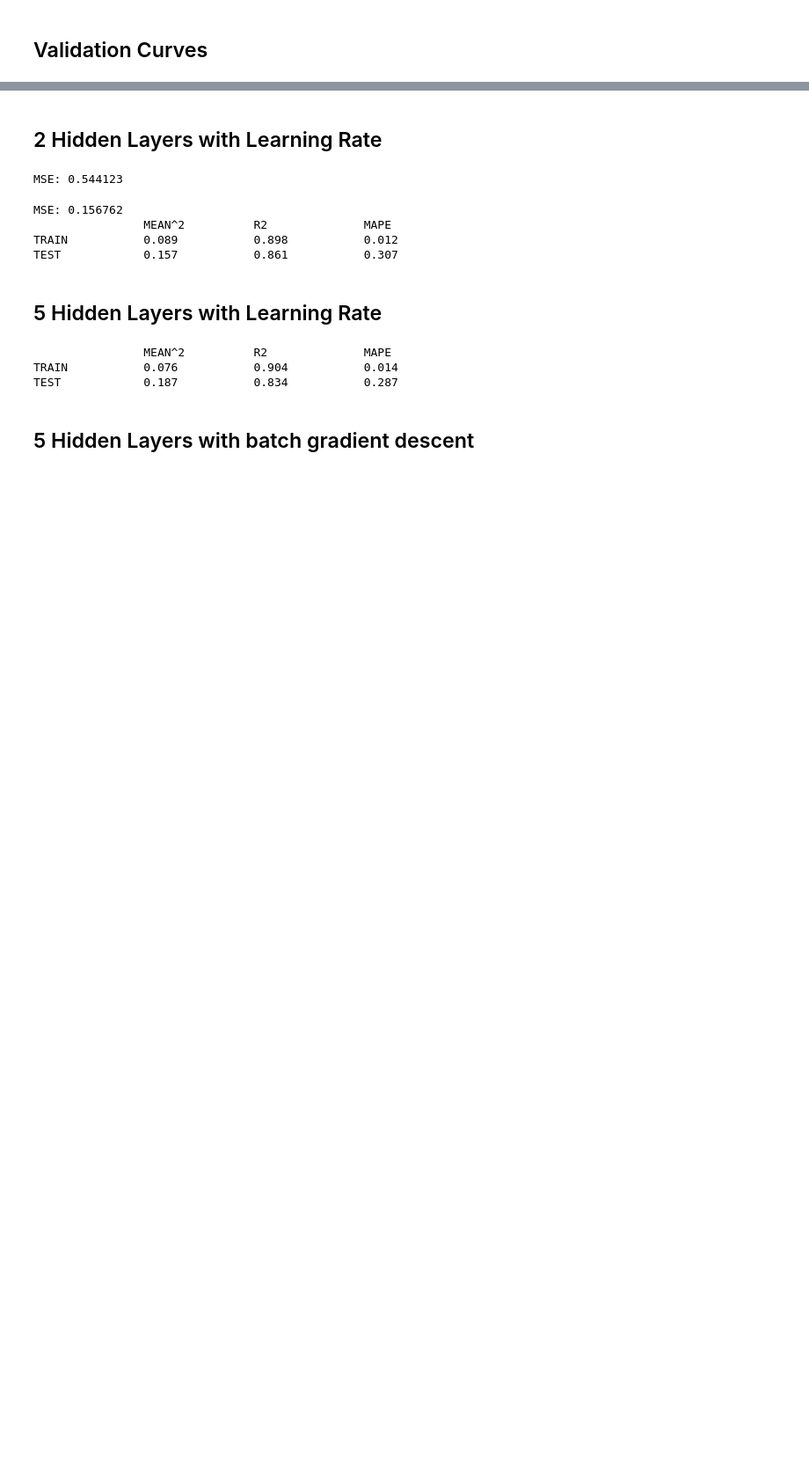
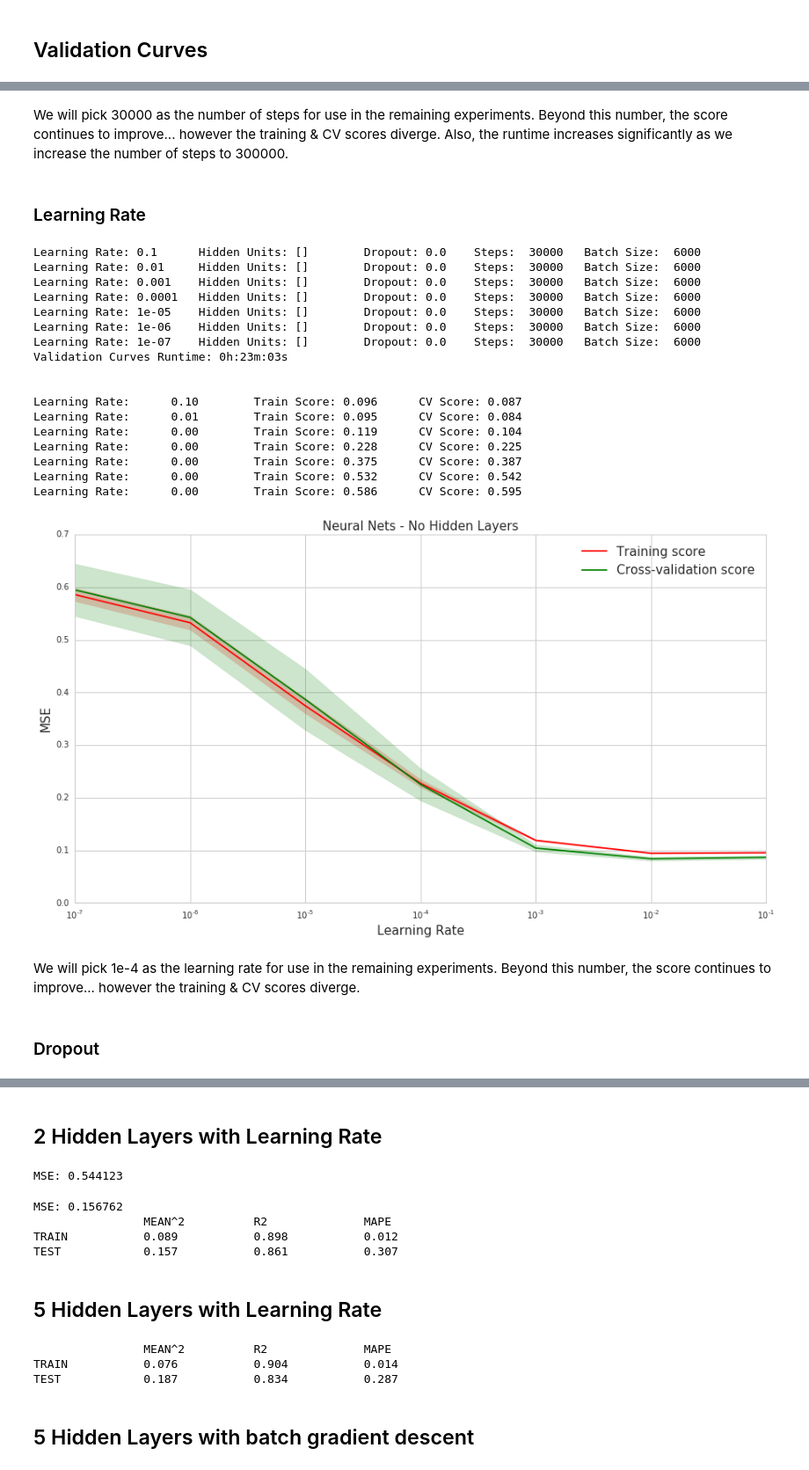
Before and after one commit to rvishakh/udacity, a Jupyter notebook: MLND/capstone/didi/implement_nn.ipynb, the cells around one changed output, grey strips where cells are left out. Shown at 88% size. Saved outputs shown, nothing was run; the diff lists cells and outputs as text; code cells hidden in the pictures; blank space fills up the shorter version.

```diff
--- a/MLND/capstone/didi/implement_nn.ipynb
+++ b/MLND/capstone/didi/implement_nn.ipynb
@@ -458,0 +448,40 @@ Validation Curves Runtime: 0h:00m:21s
+# %% [markdown]
+We will pick 30000 as the number of steps for use in the remaining experiments. Beyond this number, the score continues to improve... however the training & CV scores diverge. Also, the runtime increases significantly as we increase the number of steps to 300000.
+# %% [markdown]
+### Learning Rate
+# %%
+plot_validation_curve(X=train_dataset,
+                      y=train_labels,
+                      param_name='Learning Rate',
+                      param_range=[1e-1,1e-2,1e-3,1e-4,1e-5,1e-6,1e-7],
+                      learning_list=[1e-1,1e-2,1e-3,1e-4,1e-5,1e-6,1e-7],
+                      hidden_list=[[]],
+                      dropout_list=[0],
+                      steps_list=[30000],
+                      batch_list=[6000],
+                      plot_title='Neural Nets - No Hidden Layers',
+                      x_label='Learning Rate',
+                      y_label='MSE')
+# %% [output]
+Learning Rate: 0.1      Hidden Units: []        Dropout: 0.0    Steps:  30000   Batch Size:  6000
+Learning Rate: 0.01     Hidden Units: []        Dropout: 0.0    Steps:  30000   Batch Size:  6000
+Learning Rate: 0.001    Hidden Units: []        Dropout: 0.0    Steps:  30000   Batch Size:  6000
+Learning Rate: 0.0001   Hidden Units: []        Dropout: 0.0    Steps:  30000   Batch Size:  6000
+Learning Rate: 1e-05    Hidden Units: []        Dropout: 0.0    Steps:  30000   Batch Size:  6000
+Learning Rate: 1e-06    Hidden Units: []        Dropout: 0.0    Steps:  30000   Batch Size:  6000
+Learning Rate: 1e-07    Hidden Units: []        Dropout: 0.0    Steps:  30000   Batch Size:  6000
+Validation Curves Runtime: 0h:23m:03s
+
+
+Learning Rate:      0.10        Train Score: 0.096      CV Score: 0.087
+Learning Rate:      0.01        Train Score: 0.095      CV Score: 0.084
+Learning Rate:      0.00        Train Score: 0.119      CV Score: 0.104
+Learning Rate:      0.00        Train Score: 0.228      CV Score: 0.225
+Learning Rate:      0.00        Train Score: 0.375      CV Score: 0.387
+Learning Rate:      0.00        Train Score: 0.532      CV Score: 0.542
+Learning Rate:      0.00        Train Score: 0.586      CV Score: 0.595
+[figure, added]
+# %% [markdown]
+We will pick 1e-4 as the learning rate for use in the remaining experiments. Beyond this number, the score continues to improve... however the training & CV scores diverge.
+# %% [markdown]
+### Dropout
```
Also changed, not shown: parts of 10 cells of this notebook.
